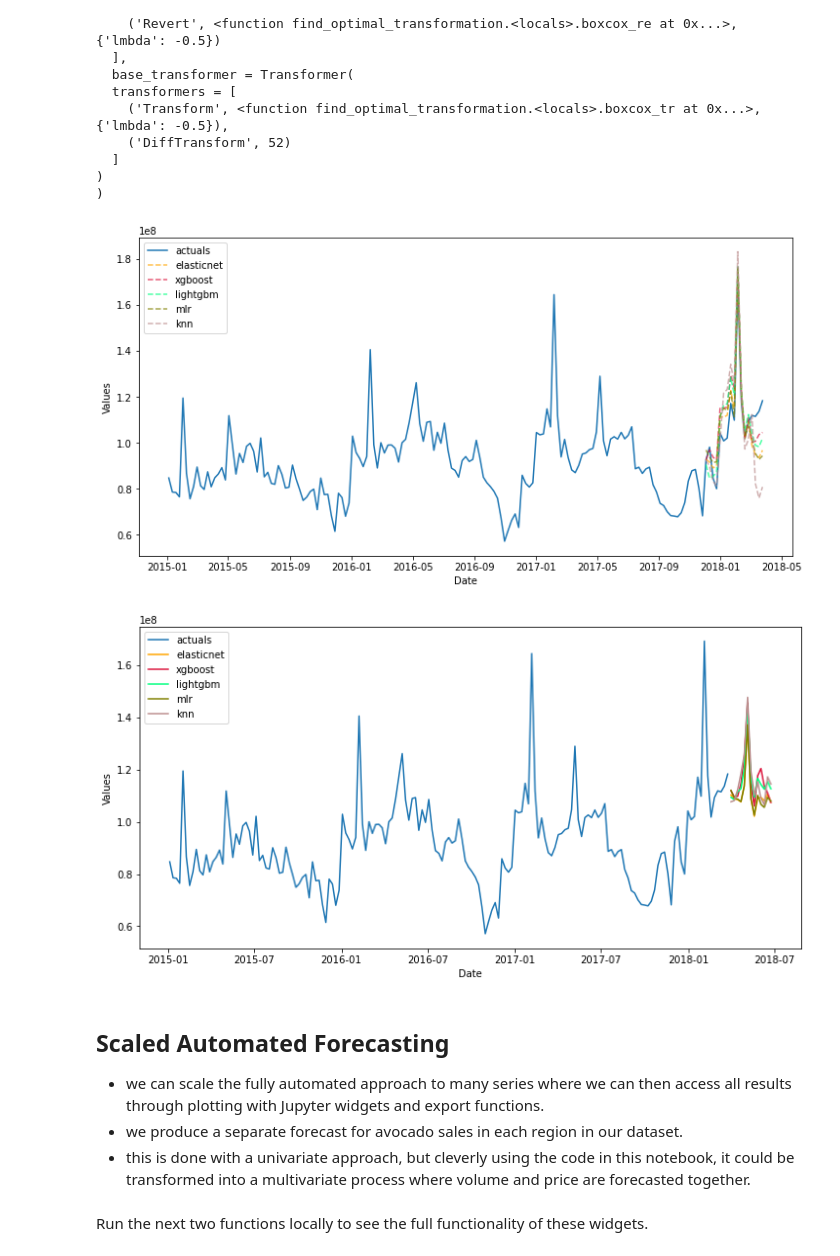
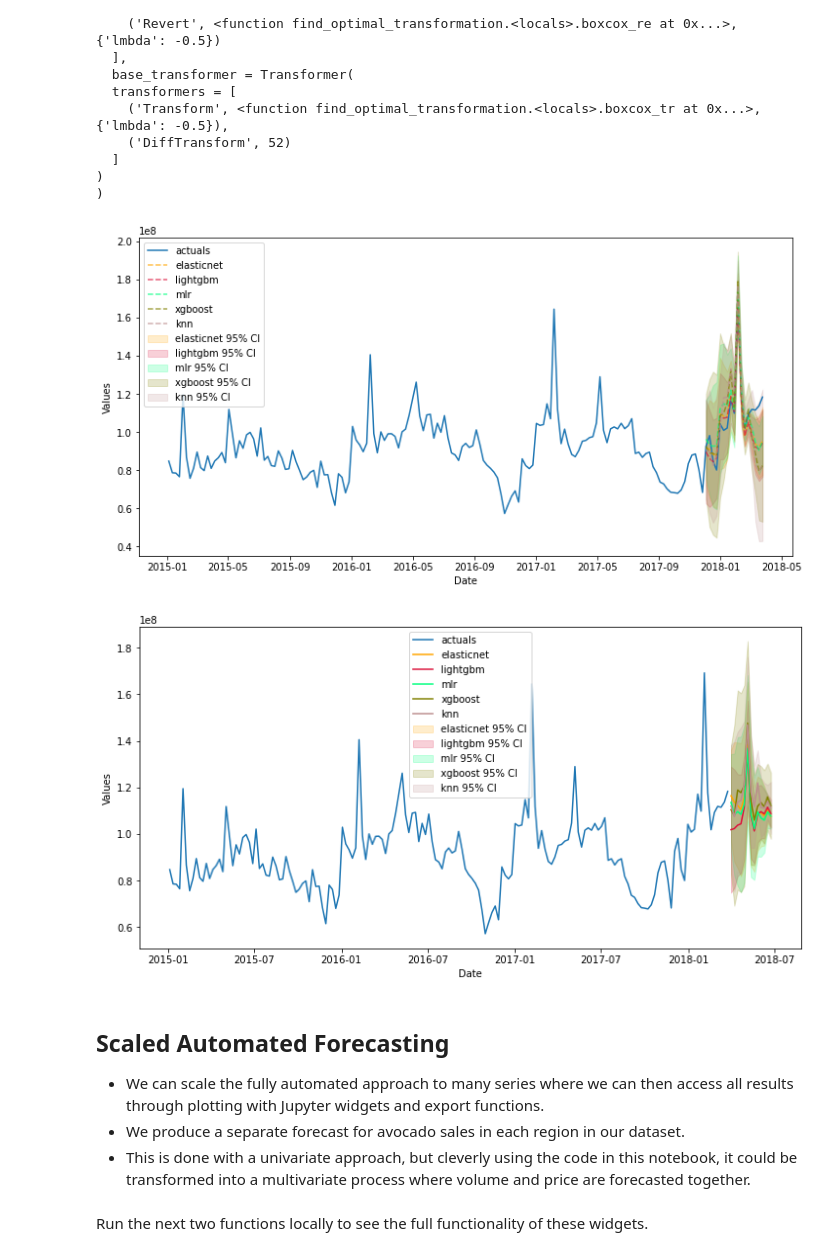
Before and after one commit to mikekeith52/scalecast-examples, a Jupyter notebook: misc/introduction/Introduction2.ipynb, the cells around one changed output. Drawn from its saved outputs; the diff is of its cells as text; code cells hidden in the pictures.

Commit message:
Updated cis and intro notebook
Added examples of conformal predictions

```diff
--- a/misc/introduction/Introduction2.ipynb
+++ b/misc/introduction/Introduction2.ipynb
@@ -722,10 +741,12 @@ def mvforecaster(mvf,models):
     mvf.tune_test_forecast(
         models,
         cross_validate=True,
-        k=3,
+        k=2,
+        rolling=True,
         dynamic_tuning=13,
         dynamic_testing=13,
     )
+    mvf.reeval_cis(method = 'backtest')
 # %%
 transformer_vol, reverter_vol = find_optimal_transformation(
     fvol_aut,
@@ -803,20 +824,20 @@ fvol_aut, fprice_aut = mvpipeline.fit_predict(
     ],
 )
 # %%
-fvol_aut.plot_test_set(order_by='LevelTestSetMAPE')
+fvol_aut.plot_test_set(order_by='LevelTestSetMAPE',ci=True)
 plt.show()
 # %% [output]
-[figure, old version]
+[figure, new version]
 # %%
-fvol_aut.plot(order_by='LevelTestSetMAPE')
+fvol_aut.plot(order_by='LevelTestSetMAPE',ci=True)
 plt.show()
 # %% [output]
-[figure, old version]
+[figure, new version]
 # %% [markdown]
 ## Scaled Automated Forecasting
-- we can scale the fully automated approach to many series where we can then access all results through plotting with Jupyter widgets and export functions.
-- we produce a separate forecast for avocado sales in each region in our dataset.
-- this is done with a univariate approach, but cleverly using the code in this notebook, it could be transformed into a multivariate process where volume and price are forecasted together.
+- We can scale the fully automated approach to many series where we can then access all results through plotting with Jupyter widgets and export functions.
+- We produce a separate forecast for avocado sales in each region in our dataset.
+- This is done with a univariate approach, but cleverly using the code in this notebook, it could be transformed into a multivariate process where volume and price are forecasted together.
 # %%
 from scalecast.notebook import results_vis
 from tqdm.notebook import tqdm
```
Also changed, not shown: parts of 42 cells of this notebook.
